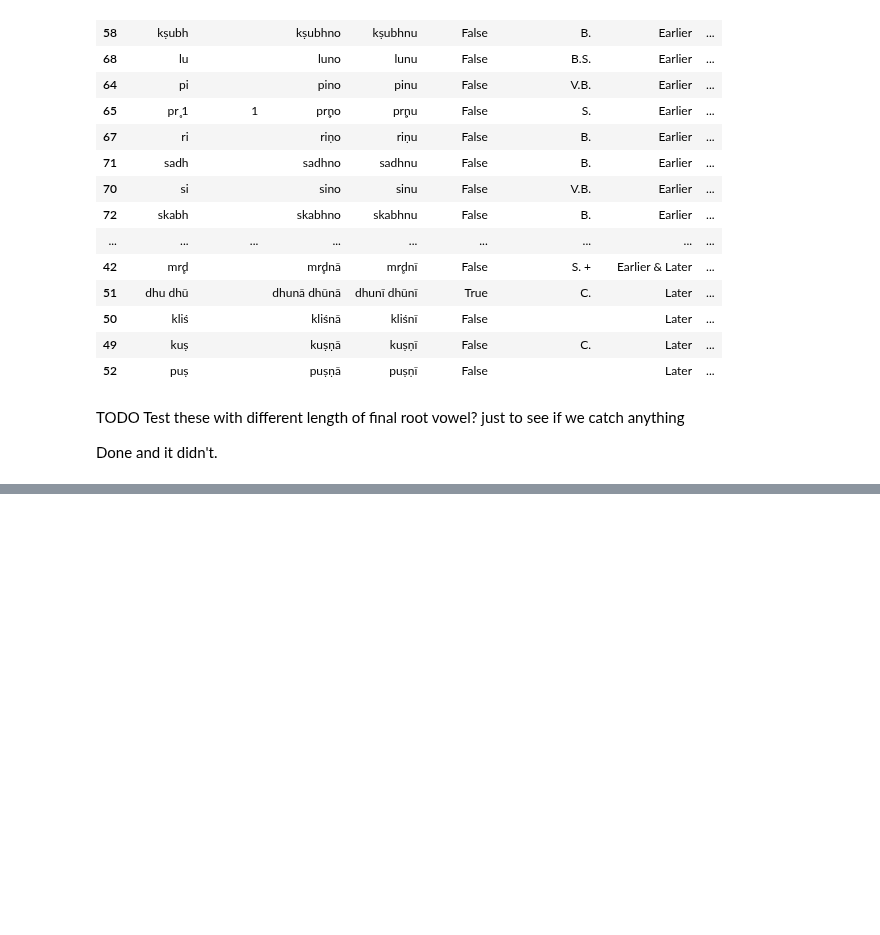
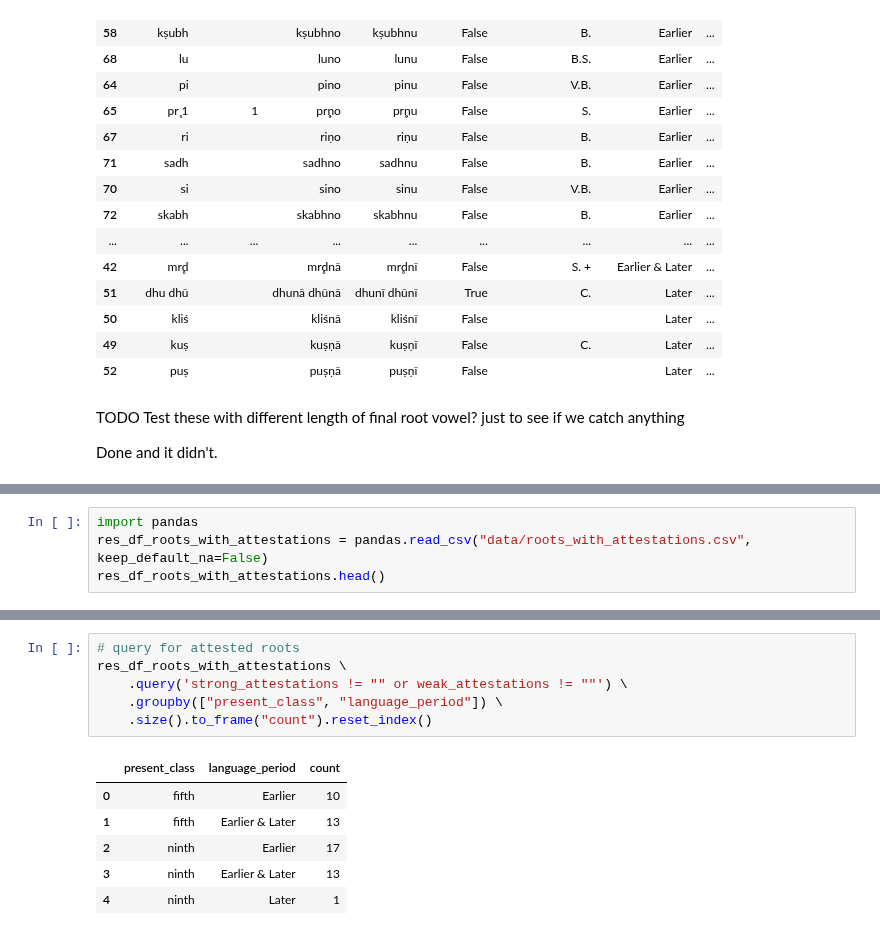
Before and after one commit to anupdhml/sanskrit_ninth_class_meter, a Jupyter notebook: 3_roots_with_attestations.ipynb, the cells around one changed output, grey strips where cells are left out. Drawn from its saved outputs; the diff is of its cells as text; blank space fills up the shorter version.

```diff
--- a/3_roots_with_attestations.ipynb
+++ b/3_roots_with_attestations.ipynb
@@ -167,0 +171,4 @@ Done and it didn't.
+# %%
+import pandas
+res_df_roots_with_attestations = pandas.read_csv("data/roots_with_attestations.csv", keep_default_na=False)
+res_df_roots_with_attestations.head()
@@ -167,0 +182,13 @@ Done and it didn't.
+# %%
+# query for attested roots
+res_df_roots_with_attestations \
+    .query('strong_attestations != "" or weak_attestations != ""') \
+    .groupby(["present_class", "language_period"]) \
+    .size().to_frame("count").reset_index()
+# %% [output]
+|  | present_class | language_period | count |
+| 0 | fifth | Earlier | 10 |
+| 1 | fifth | Earlier & Later | 13 |
+| 2 | ninth | Earlier | 17 |
+| 3 | ninth | Earlier & Later | 13 |
+| 4 | ninth | Later | 1 |
```
Also changed, not shown: parts of 3 cells of this notebook, 1 other file.
